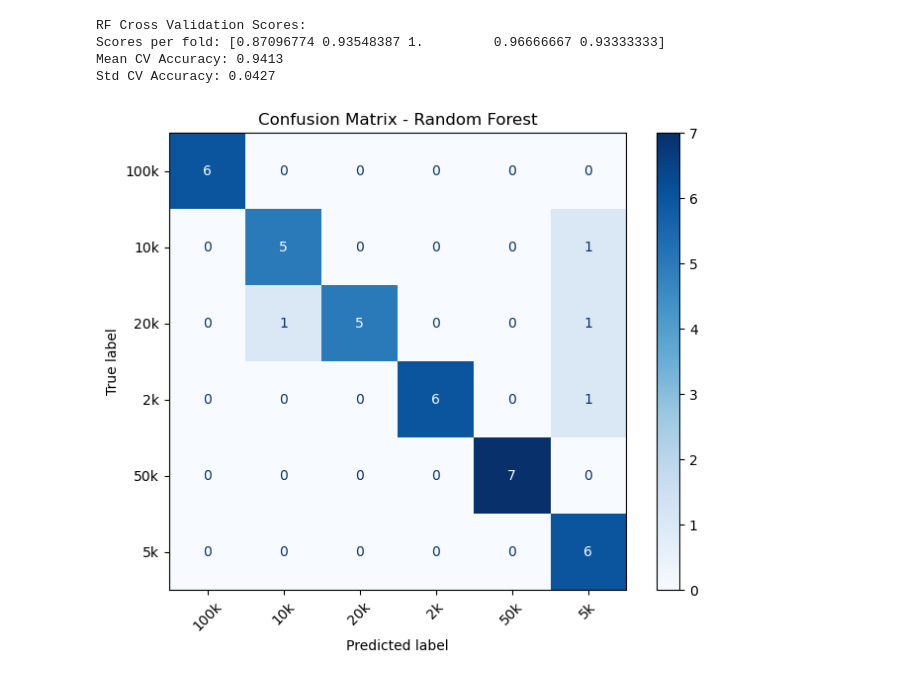
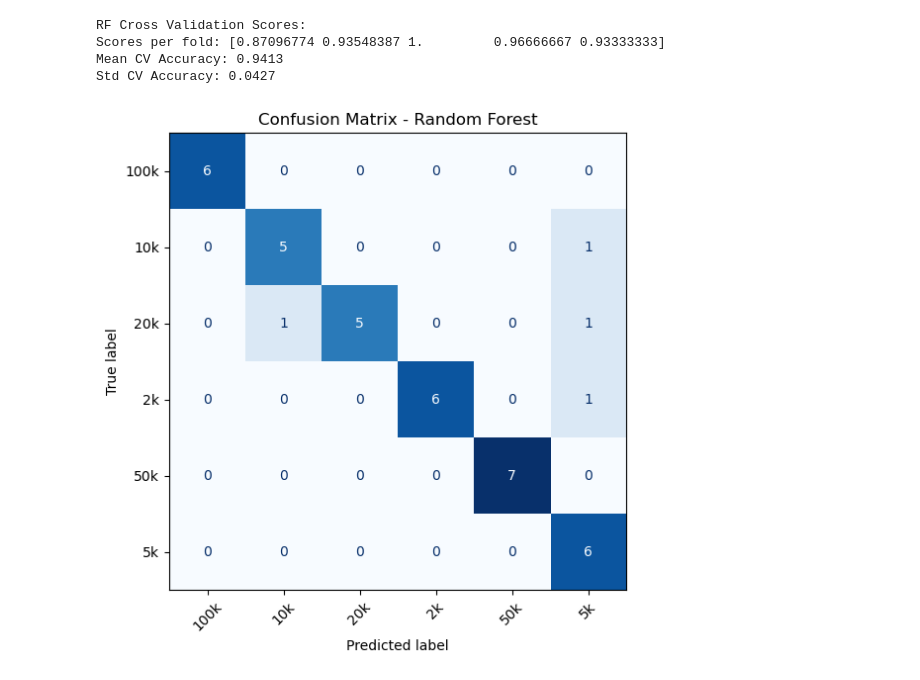
Before and after one commit to Enixma05/rupiah-recognition, a Jupyter notebook: modeling3.ipynb, the cells around one changed output. Saved outputs shown, nothing was run; the diff lists cells and outputs as text; code cells hidden in the pictures.

```diff
--- a/modeling3.ipynb
+++ b/modeling3.ipynb
@@ -291,26 +291,26 @@ Std CV Accuracy: 0.0427
 # %%
 from sklearn.metrics import confusion_matrix, ConfusionMatrixDisplay
 
 cm_rf = confusion_matrix(
     y_test,
     y_test_pred_2
 )
 
 disp = ConfusionMatrixDisplay(
     confusion_matrix=cm_rf,
     display_labels=rf.classes_
 )
 
 fig, ax = plt.subplots(figsize=(8,6))
 
 disp.plot(
     cmap="Blues",
     xticks_rotation=45,
     ax=ax,
-    colorbar=True
+    colorbar=False
 )
 
 plt.title("Confusion Matrix - Random Forest")
 plt.show()
 # %% [output]
-[figure, old version]
+[figure, new version]
```
Also changed, not shown: 3 other files.
